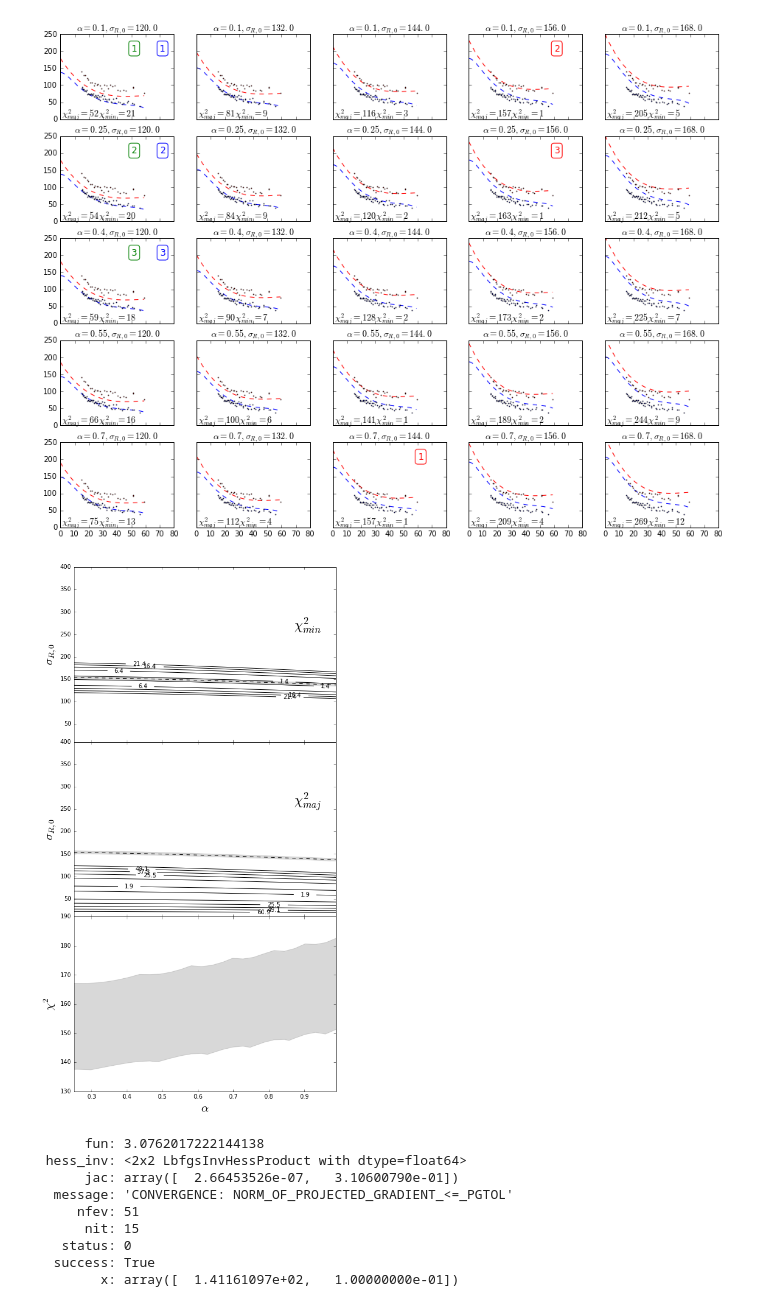
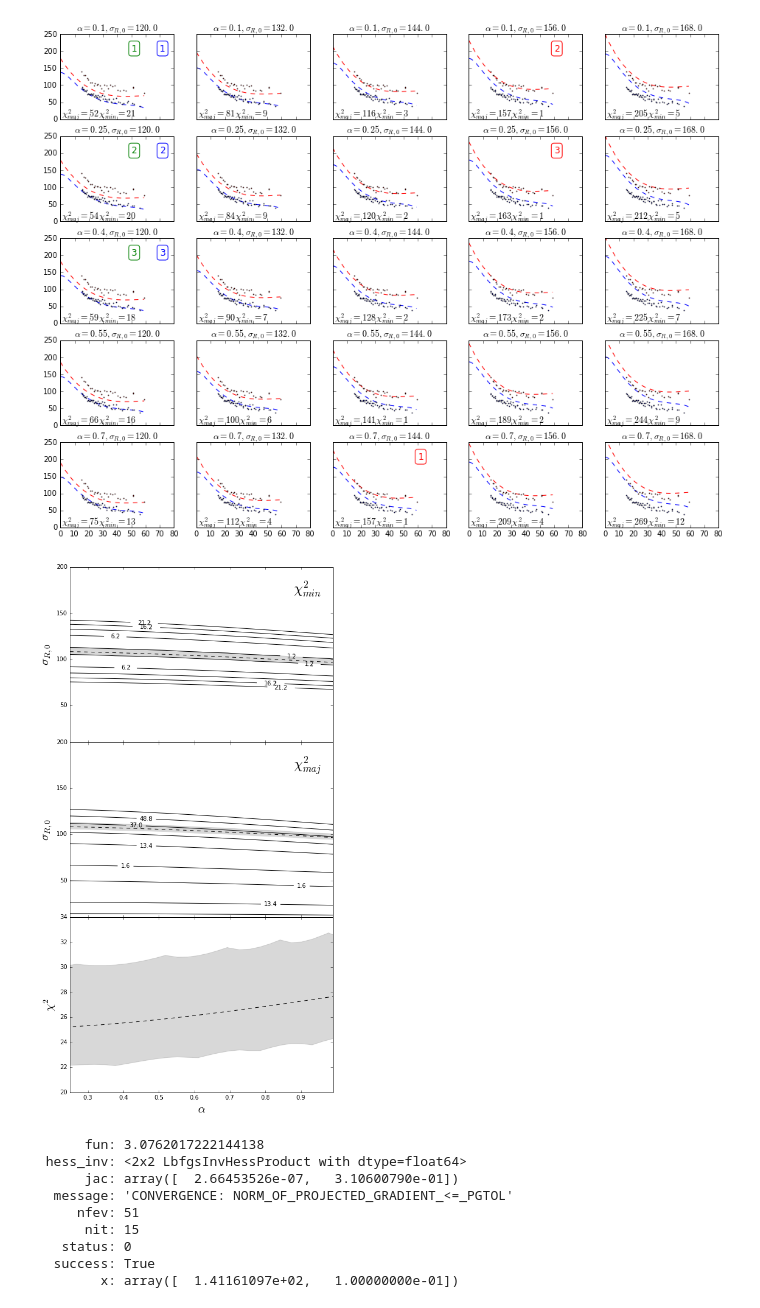
Before and after one commit to Amarchuk/2FInstability, a Jupyter notebook: notebooks/NGC3245-Copy1.ipynb, the cells around one changed output. Saved outputs shown, nothing was run; the diff lists cells and outputs as text; code cells hidden in the pictures.

Commit message:
gnuplot experiments, add new plots for paper, minor improvements

```diff
--- a/notebooks/NGC3245-Copy1.ipynb
+++ b/notebooks/NGC3245-Copy1.ipynb
@@ -846,7 +846,7 @@ plt.show()
 # %% [output]
 [figure]
 # %%
-# os.chdir("C:\\Users\\root\\Dropbox\\RotationCurves\\PhD\\paper1\\text\\imgs")
+os.chdir("C:\\Users\\root\\Dropbox\\RotationCurves\\PhD\\paper1\\text\\imgs")
 
 main_slice = lambda l: sig_min_0/sqrt(sin_i**2 + cos_i**2 * l**2)
 
@@ -871,13 +871,16 @@ v1,v2 = min_map_gutter[1].vertices, min_map_gutter[0].vertices
 x1,x2 = v1[:,0], v2[:,0]
 y1,y2 = v1[:,1], v2[:,1]
 plt.clabel(cset, inline=1, fontsize=10, fmt='%1.1f',)
-ax.text(0.87, 260, '$\chi^2_{min}$', size = 24.)
+# ax.text(0.87, 260, '$\chi^2_{min}$', size = 24.)
 ax.set_ylabel('$\sigma_{R,0}$', size=20.)
 xx = np.arange(0.25, 1.0, 0.01)
 ax.plot(xx, map(main_slice, xx), '--', color='black')
-ax.set_ylim(10, 400)
+ax.set_ylim(10, 200)
+ax.set_xlim(0.25, 0.99)
 ax.fill_between(x1, y1, 0, color='gray', alpha=0.3)
 ax.fill_between(x2, y2, 0, color='white')
+xlim, ylim = ax.get_xlim(), ax.get_ylim()
+ax.text(0.85*(xlim[1]-xlim[0])+xlim[0], 0.85*(ylim[1]-ylim[0]) + ylim[0], '$\chi^2_{min}$', size = 24.)
 
 
 min_sigmas = np.where(image_min < image_min.min() + 0.03)
@@ -894,14 +897,17 @@ ax = axes[1]
 levels = np.linspace(start=image_maj.min()+1., stop=image_maj.min()+60., num=6)
 cset=ax.contour(image_maj, levels, hold='on', colors = 'k', origin='lower', extent=[alphas[0],alphas[-1],sigmas[0],sigmas[-1]])
 plt.clabel(cset, inline=1, fontsize=10, fmt='%1.1f',)
-ax.text(0.87, 260, '$\chi^2_{maj}$', size = 24.)
+# ax.text(0.87, 260, '$\chi^2_{maj}$', size = 24.)
 ax.set_ylabel('$\sigma_{R,0}$', size=20.)
 xx = np.arange(0.25, 1.0, 0.01)
 ax.plot(xx, map(main_slice, xx), '--', color='black')
 
 ax.fill_between(x1, y1, 0, color='gray', alpha=0.3)
 ax.fill_between(x2, y2, 0, color='white')
-ax.set_ylim(10, 400)
+ax.set_ylim(10, 200)
+xlim, ylim = ax.get_xlim(), ax.get_ylim()
+ax.text(0.85*(xlim[1]-xlim[0])+xlim[0], 0.85*(ylim[1]-ylim[0]) + ylim[0], '$\chi^2_{maj}$', size = 24.)
+
 
 ax = axes[2]
 
@@ -914,7 +920,7 @@ for al in alphas:
                                    (Robs, p) in zip(r_ma_bind, sig_maj_data)])
 #     sqerr_maj = calc_chi2_normal(sig_maj_p, e_sig_maj_p, [sig_maj_exp(r) for r in radii_maj])
     err_maj.append(sqerr_maj)
-# ax.plot(alphas, err_maj, '--', color='black')
+ax.plot(alphas, err_maj, '--', color='black')
 
 err_maj1 = []
 for pa in zip(x2,y2):
@@ -934,37 +940,39 @@ for pa in zip(x1,y1):
     sig_R_0 = pa[1]
 #     sqerr_maj = calc_chi2_normal(sig_maj_p, e_sig_maj_p, [sig_maj_exp(r) for r in radii_maj])
     sqerr_maj = calc_chi2_normal(sig_maj_p, e_sig_maj_p, [sig_maj_exp(Robs, p[0]) for
                                    (Robs, p) in zip(r_ma_bind, sig_maj_data)])
     err_maj2.append(sqerr_maj)
 # ax.plot(x1, err_maj2, '-', color='black')
 ax.set_ylabel(r'$\chi^2$', size=20.)
 ax.set_xlabel(r'$\alpha$', size=20.)
 
 # ax.fill_between(x1, 0, err_maj2, color='grey', alpha=0.3)
 # ax.fill_between(x2, 0, err_maj1, color='white')
 # ax.set_ylim(20, 50)
 
 import scipy.interpolate as sp
 try:
     f1 = sp.interp1d(x2, err_maj1, kind='linear')
     ax.fill_between(x1, map(f1, x1), err_maj2, color='grey', alpha=0.3)
 except Exception:
     f2 = sp.interp1d(x1, err_maj2, kind='linear')
     ax.fill_between(x2, map(f2, x2), err_maj1, color='grey', alpha=0.3)
 
 
 fig.subplots_adjust(hspace=0.)
 axes[0].yaxis.get_major_ticks()[0].set_visible(False)
 axes[1].yaxis.get_major_ticks()[0].set_visible(False)
 ax.set_xlim(0.25, 0.99)
 
-# plt.savefig('ngc3245_maps.eps', format='eps')
-# plt.savefig('ngc3245_maps.png', format='png')
-# plt.savefig('ngc3245_maps.pdf', format='pdf', dpi=150)
+plt.savefig('ngc3245_maps.eps', format='eps')
+plt.savefig('ngc3245_maps.png', format='png')
+plt.savefig('ngc3245_maps.pdf', format='pdf', dpi=150)
 
 plt.show()
+
+os.chdir("C:\\science\\2FInstability\\data\\ngc3245")
 # %% [output]
-[figure, old version]
+[figure, new version]
 # %%
 import scipy.optimize as opt
 
```
Also changed, not shown: parts of 9 cells of this notebook, 12 other files.
